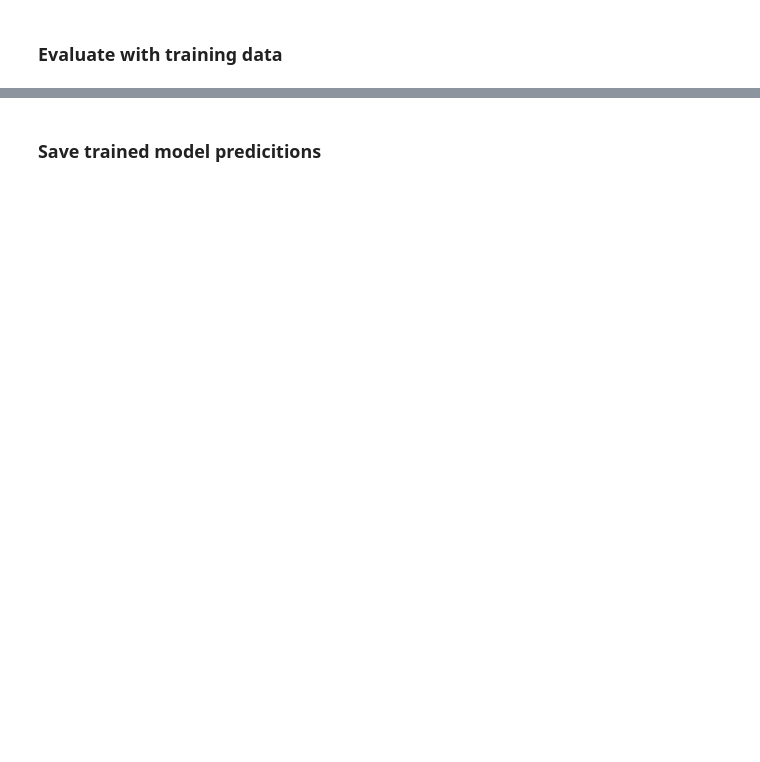
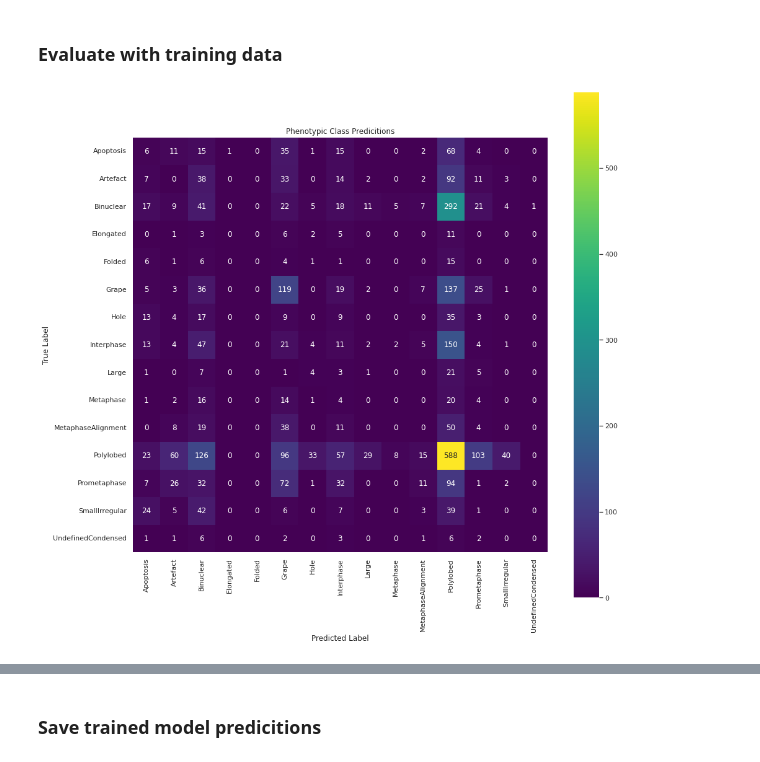
Before and after one commit to WayScience/phenotypic_profiling, a Jupyter notebook: 2.ML_model/2.evaluate_model.ipynb, the cells around one changed output, grey strips where cells are left out. Saved outputs shown, nothing was run; the diff lists cells and outputs as text; code cells hidden in the pictures; blank space fills up the shorter version.

```diff
--- a/2.ML_model/2.evaluate_model.ipynb
+++ b/2.ML_model/2.evaluate_model.ipynb
@@ -105,6 +131,5 @@ ValueError: Length mismatch: Expected axis has 11 elements, new values have 8 el
+# %%
+shuffled_baseline_log_reg_model_path = pathlib.Path(f"{results_dir}/1.shuffled_baseline_log_reg_model.joblib")
+shuffled_baseline_log_reg_model = load(shuffled_baseline_log_reg_model_path)
 # %% [markdown]
 ### Evaluate with training data
-# %%
-training_data = get_training_data(features_dataframe, data_split_indexes)
-X_training, y_training = get_X_y_data(training_data)
-training_data
@@ -125,12 +136,4 @@ ax = plt.title("Phenotypic Class Predicitions")
-# %%
-# display precision vs phenotypic class bar chart
-precisions = f1_score(y_training, y_training_pred, average=None)
-precisions = pd.DataFrame(precisions).T
-precisions.columns = np.unique(y_training_pred) #cant use log_reg_model.classes_ because classes may be missing due to lack of data
-
-sns.set(rc={"figure.figsize": (20, 8)})
-plt.xlabel("Phenotypic Class")
-plt.ylabel("Precision")
-plt.title("Precision vs Phenotpyic Class")
-plt.xticks(rotation=90)
-ax = sns.barplot(data=precisions)
+# %%
+y_train, y_train_pred = evaluate_model_cm(shuffled_baseline_log_reg_model, training_data)
+# %% [output]
+[figure, added]
```
Also changed, not shown: parts of 41 cells of this notebook, 3 other files.
